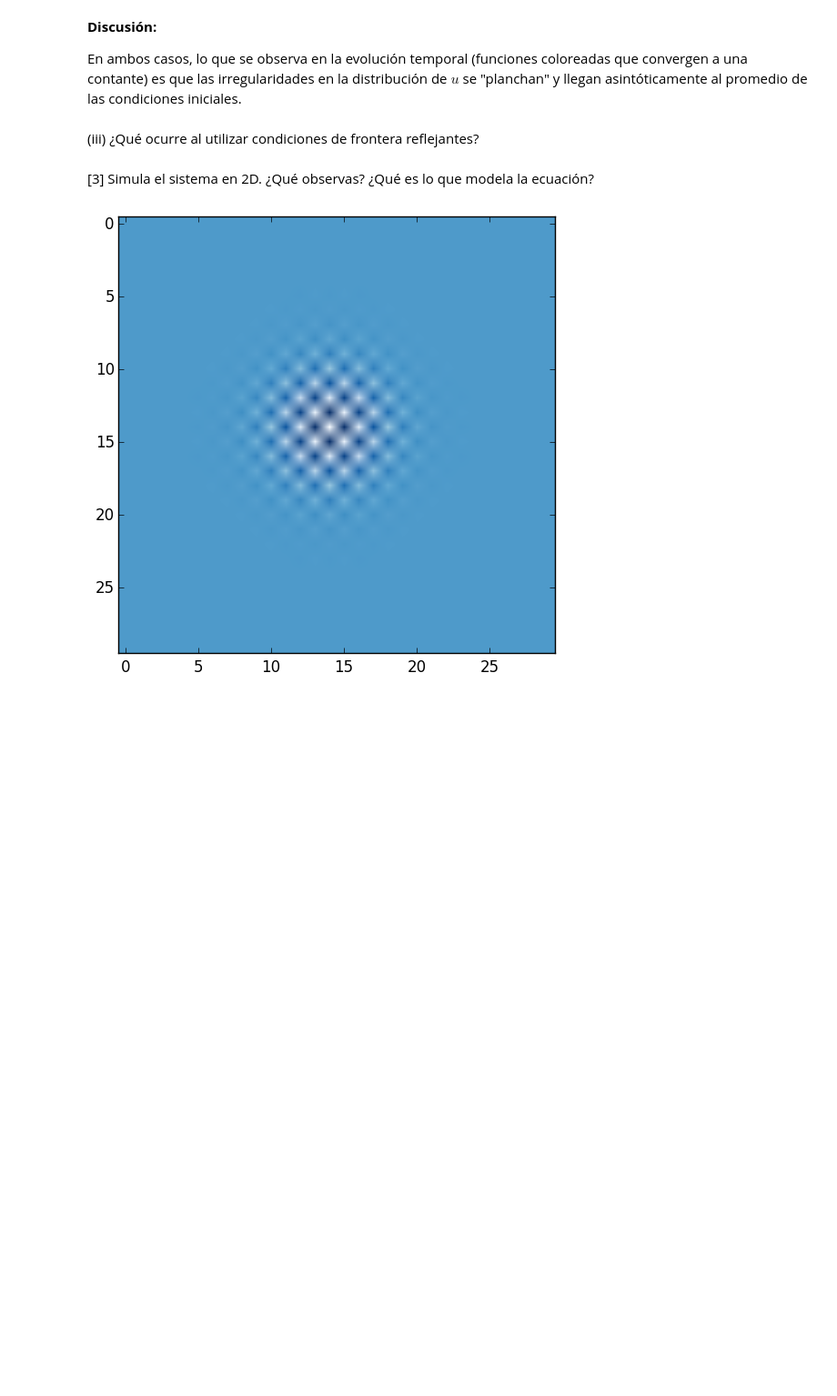
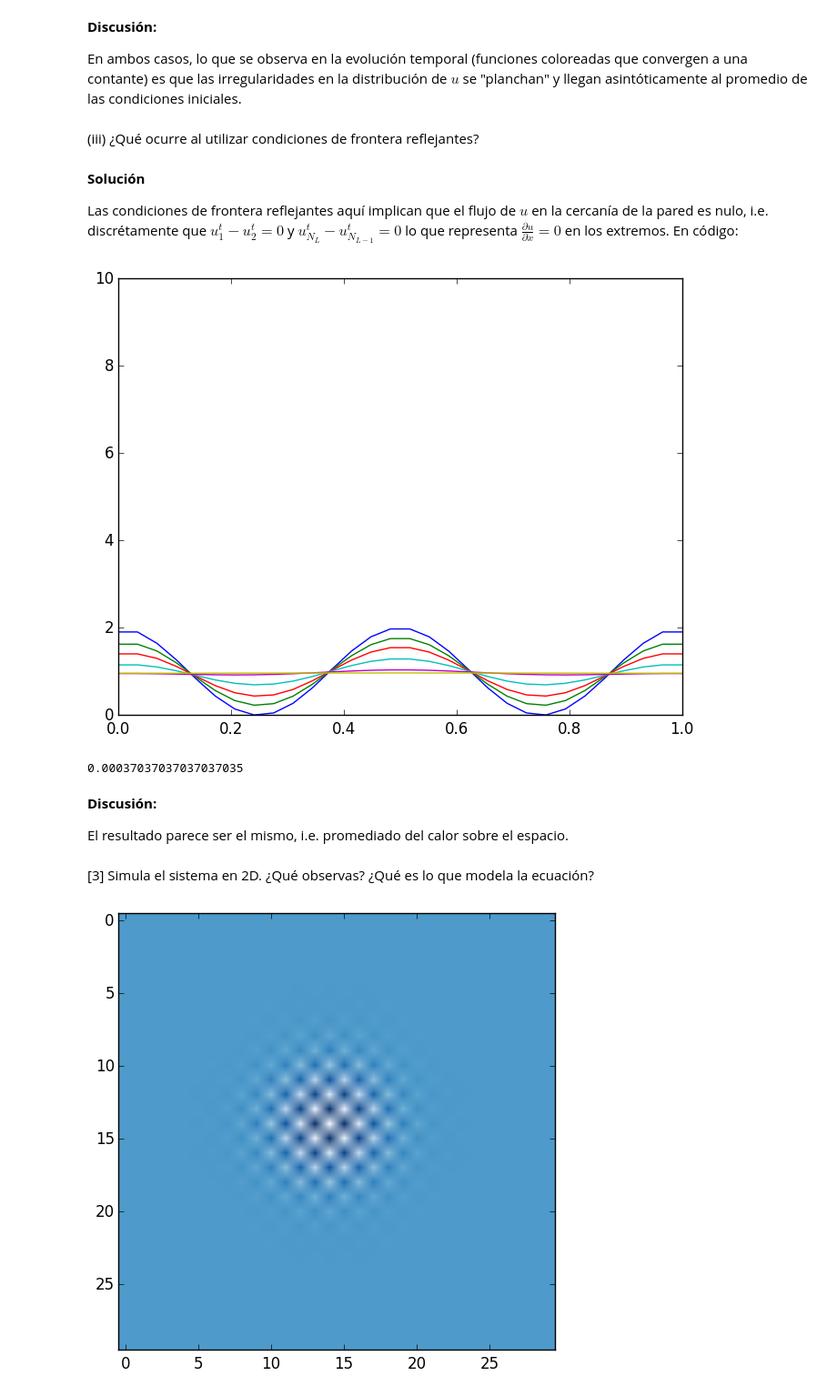
Before and after one commit to ivan-galinskiy/fisica_computacional, a Jupyter notebook: tareas/Tarea 08.ipynb, the cells around one changed output. Shown at 91% size. Cells and saved outputs as stored; diff of their text form; code cells hidden in the pictures; blank space fills up the shorter version.

```diff
--- a/tareas/Tarea 08.ipynb
+++ b/tareas/Tarea 08.ipynb
@@ -218,6 +218,52 @@ ylim(0, 2)
 En ambos casos, lo que se observa en la evolución temporal (funciones coloreadas que convergen a una contante) es que las irregularidades en la distribución de $u$ se "planchan" y llegan asintóticamente al promedio de las condiciones iniciales.
 # %% [markdown]
 (iii) ¿Qué ocurre al utilizar condiciones de frontera reflejantes?
+# %% [markdown]
+**Solución**
+
+Las condiciones de frontera reflejantes aquí implican que el flujo de $u$ en la cercanía de la pared es nulo, i.e. discrétamente que $u^t_1 - u^t_2 = 0$ y $u^t_{N_L} - u^t_{N_{L-1}} = 0$ lo que representa $\frac{\partial u}{\partial x} = 0$ en los extremos. En código:
+# %%
+L = 1 # Longitud espacial
+T = 1 # Longitud temporal
+
+N_L = 30 # Número de divisiones longitudinales
+N_T = Int(max(N_L, ceil(3*T*N_L^2/(L^2)))) # Número de divisiones temporales que garantiza estabilidad
+
+k = T/N_T
+h = L/N_L
+
+mesh = Array{Float64}(N_T, N_L) # Creamos la malla
+fill!(mesh, 0) # Y la llenamos de ceros
+
+# Condiciones iniciales cosenoidales:
+
+for n in 1:N_L
+    mesh[1,n] = 2(cos(2π*(n-1)/(N_L-1)))^2
+end
+
+for t in 1:(N_T-1)
+    # Usamos las condiciones de frontera reflejantes (y asumimos que las condiciones iniciales lo cumplieron)
+    mesh[t,1] = mesh[t,2]
+    mesh[t,N_L] = mesh[t,N_L-1]
+
+    for x in 2:(N_L-1)
+        mesh[t+1,x] = mesh[t,x] + k*mesh[t,x]*(1-mesh[t,x]) + (k*(mesh[t, x+1] - 2*mesh[t,x] + mesh[t,x-1]))/(h^2)
+    end
+end
+figure()
+
+for t in Any[1, 5, 10, 20, 50, 200]
+    plot(linspace(0, L, N_L), transpose(mesh[ceil(t),:]), "-");
+end
+ylim(0, 10)
+k
+# %% [output]
+[figure, added]
+0.00037037037037037035
+# %% [markdown]
+**Discusión:**
+
+El resultado parece ser el mismo, i.e. promediado del calor sobre el espacio.
 # %% [markdown]
 [3] Simula el sistema en 2D. ¿Qué observas? ¿Qué es lo que modela la ecuación?
 # %%
```
Also changed, not shown: parts of 3 cells of this notebook.
